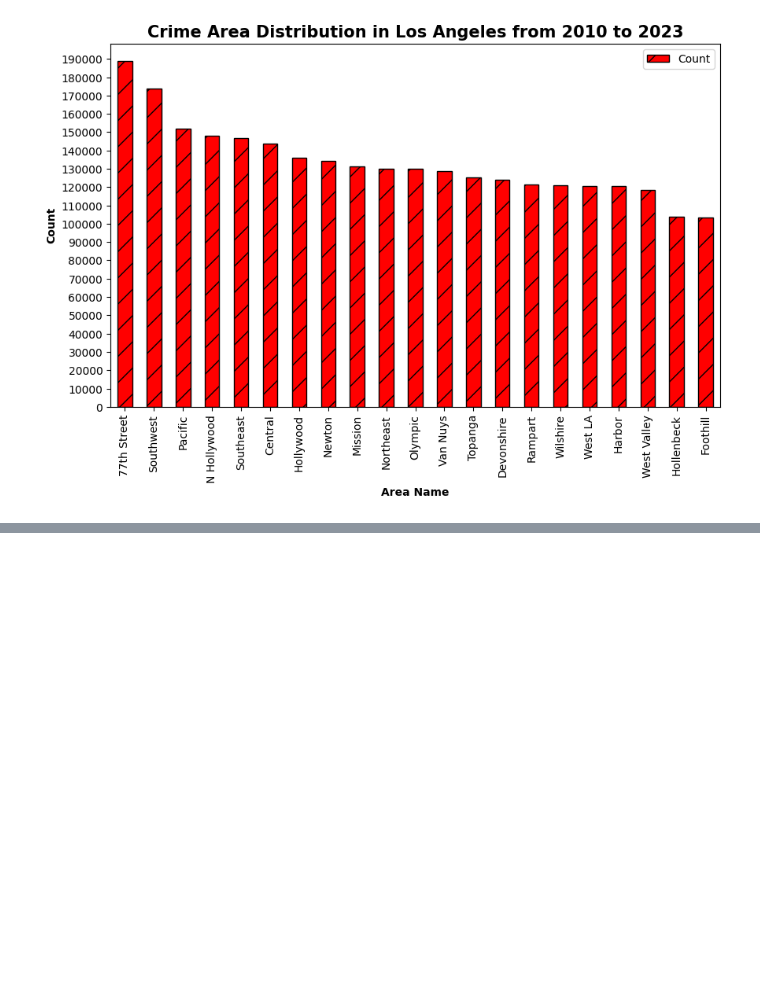
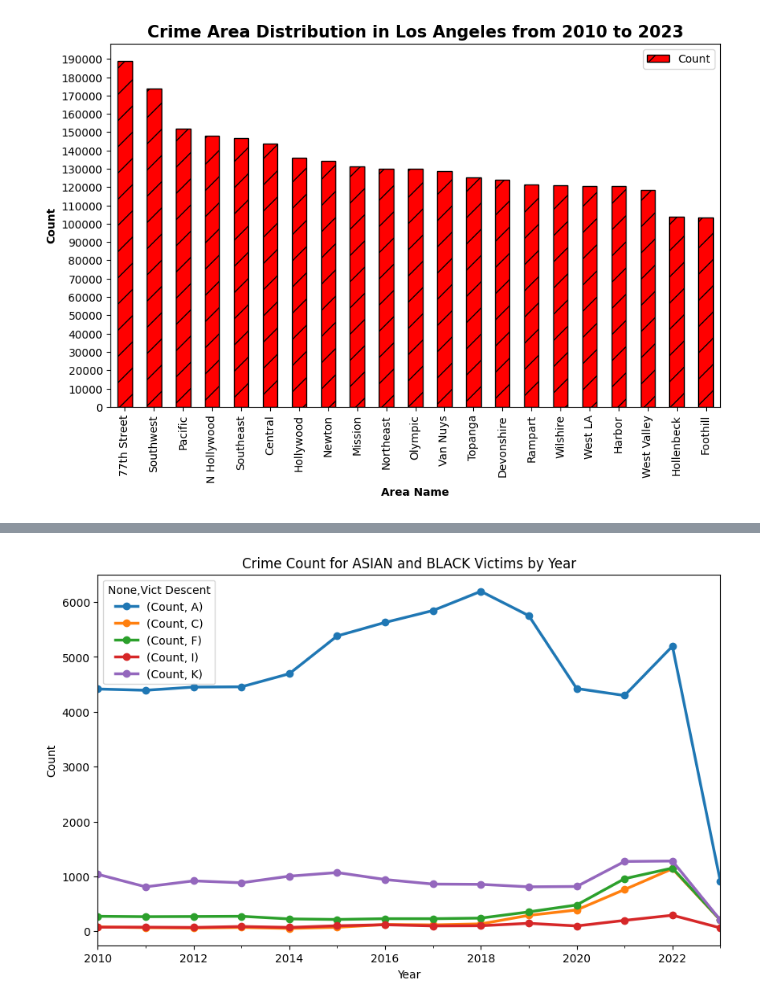
Before and after one commit to nidula/Analysing-Crime-Data-LA, a Jupyter notebook: Crime_Data_Analysis.ipynb, the cells around one changed output, grey strips where cells are left out. Saved outputs shown, nothing was run; the diff lists cells and outputs as text; code cells hidden in the pictures; blank space fills up the shorter version.

```diff
--- a/Crime_Data_Analysis.ipynb
+++ b/Crime_Data_Analysis.ipynb
@@ -336,0 +490,27 @@ plt.show()
+# %%
+import pandas as pd
+import matplotlib.pyplot as plt
+
+# assuming that 'vict_table' is the DataFrame containing the data
+vict_table['Year'] = pd.to_datetime(vict_table['Year'], format='%Y')
+
+# filter the DataFrame to get only the rows with 'Vict Descent' values 'ASIAN' and 'BLACK'
+vict_table_filtered = vict_table.loc[vict_table['Vict Descent'].isin(['K','A','F','C','I']), ['Year', 'Vict Descent', 'Count']].set_index(['Year', 'Vict Descent'])
+
+# pivot the filtered DataFrame to get separate columns for each 'Vict Descent' value
+vict_table_pivot = vict_table_filtered.unstack()
+
+# plot the pivoted data in a line graph
+ax = vict_table_pivot.plot(kind='line', figsize=(10,6), linewidth=2.5, marker='o', markersize=6)
+
+# set the x-axis and y-axis labels
+ax.set_xlabel('Year')
+ax.set_ylabel('Count')
+
+# set the plot title
+ax.set_title('Crime Count for ASIAN and BLACK Victims by Year')
+
+# show the plot
+plt.show()
+# %% [output]
+[figure, added]
```
Also changed, not shown: parts of 9 cells of this notebook.
